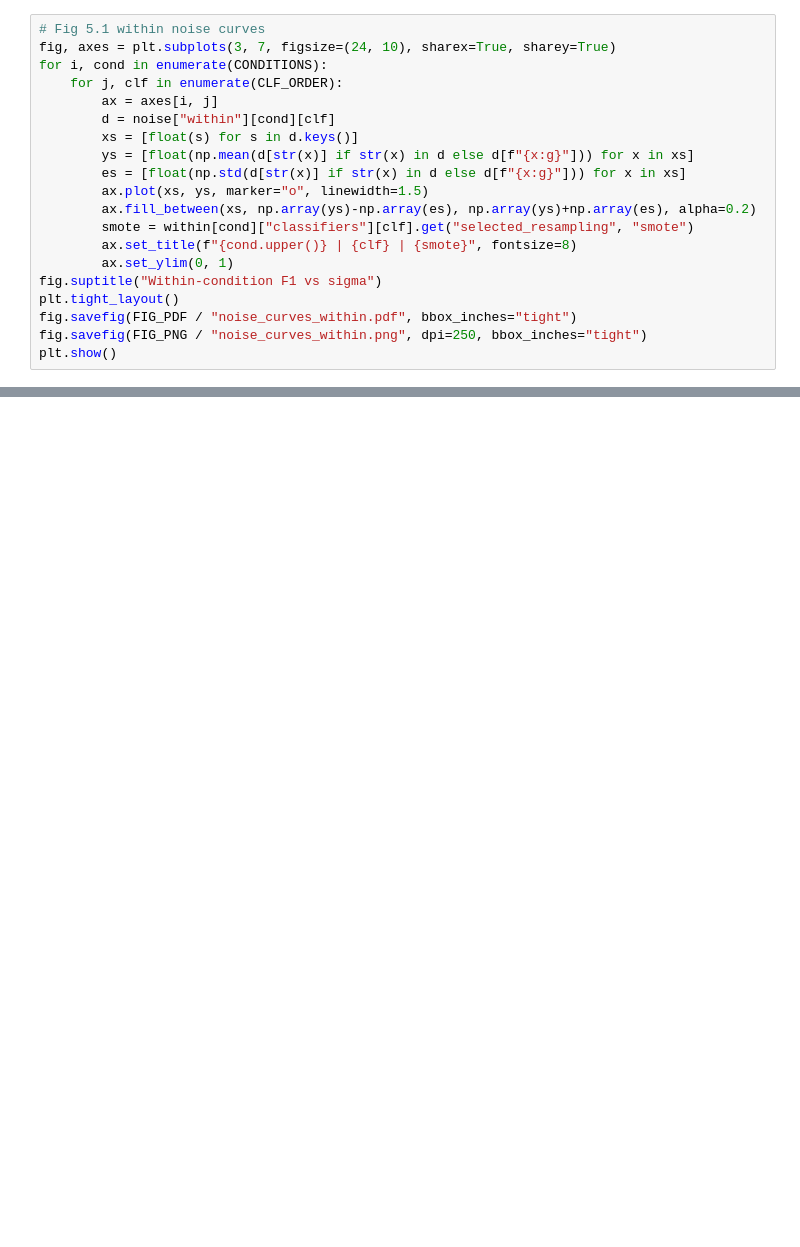
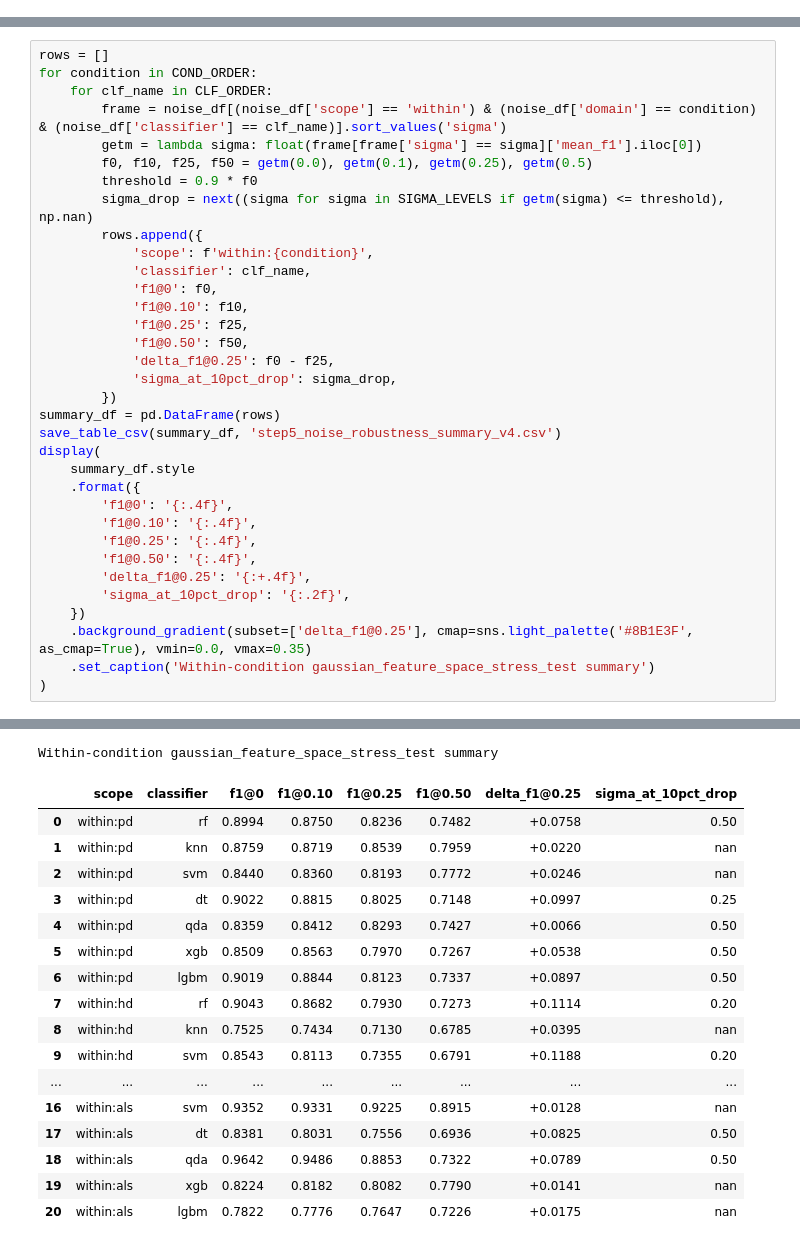
Before and after one commit to Sys-Omertosa/gait-transfer-ndd, a Jupyter notebook: notebooks/05_noise_robustness.ipynb, the cells around one changed output, grey strips where cells are left out. Drawn from its saved outputs; the diff is of its cells as text; blank space fills up the shorter version.

```diff
--- a/notebooks/05_noise_robustness.ipynb
+++ b/notebooks/05_noise_robustness.ipynb
@@ -84,20 +0,0 @@ verify_df.sort_values(["scope", "clf"]).head(20)
-# %%
-# Fig 5.1 within noise curves
-fig, axes = plt.subplots(3, 7, figsize=(24, 10), sharex=True, sharey=True)
-for i, cond in enumerate(CONDITIONS):
-    for j, clf in enumerate(CLF_ORDER):
-        ax = axes[i, j]
-        d = noise["within"][cond][clf]
-        xs = [float(s) for s in d.keys()]
-        ys = [float(np.mean(d[str(x)] if str(x) in d else d[f"{x:g}"])) for x in xs]
-        es = [float(np.std(d[str(x)] if str(x) in d else d[f"{x:g}"])) for x in xs]
-        ax.plot(xs, ys, marker="o", linewidth=1.5)
-        ax.fill_between(xs, np.array(ys)-np.array(es), np.array(ys)+np.array(es), alpha=0.2)
-        smote = within[cond]["classifiers"][clf].get("selected_resampling", "smote")
-        ax.set_title(f"{cond.upper()} | {clf} | {smote}", fontsize=8)
-        ax.set_ylim(0, 1)
-fig.suptitle("Within-condition F1 vs sigma")
-plt.tight_layout()
-fig.savefig(FIG_PDF / "noise_curves_within.pdf", bbox_inches="tight")
-fig.savefig(FIG_PNG / "noise_curves_within.png", dpi=250, bbox_inches="tight")
-plt.show()
@@ -407,0 +201,35 @@ plt.show()
+# %%
+rows = []
+for condition in COND_ORDER:
+    for clf_name in CLF_ORDER:
+        frame = noise_df[(noise_df['scope'] == 'within') & (noise_df['domain'] == condition) & (noise_df['classifier'] == clf_name)].sort_values('sigma')
+        getm = lambda sigma: float(frame[frame['sigma'] == sigma]['mean_f1'].iloc[0])
+        f0, f10, f25, f50 = getm(0.0), getm(0.1), getm(0.25), getm(0.5)
+        threshold = 0.9 * f0
+        sigma_drop = next((sigma for sigma in SIGMA_LEVELS if getm(sigma) <= threshold), np.nan)
+        rows.append({
+            'scope': f'within:{condition}',
+            'classifier': clf_name,
+            'f1@0': f0,
+            'f1@0.10': f10,
+            'f1@0.25': f25,
+            'f1@0.50': f50,
+            'delta_f1@0.25': f0 - f25,
+            'sigma_at_10pct_drop': sigma_drop,
+        })
+summary_df = pd.DataFrame(rows)
+save_table_csv(summary_df, 'step5_noise_robustness_summary_v4.csv')
+display(
+    summary_df.style
+    .format({
+        'f1@0': '{:.4f}',
+        'f1@0.10': '{:.4f}',
+        'f1@0.25': '{:.4f}',
+        'f1@0.50': '{:.4f}',
+        'delta_f1@0.25': '{:+.4f}',
+        'sigma_at_10pct_drop': '{:.2f}',
+    })
+    .background_gradient(subset=['delta_f1@0.25'], cmap=sns.light_palette('#8B1E3F', as_cmap=True), vmin=0.0, vmax=0.35)
+    .set_caption('Within-condition gaussian_feature_space_stress_test summary')
+)
+# %% [output]
@@ -407,0 +237,18 @@ plt.show()
+Within-condition gaussian_feature_space_stress_test summary
+|  | scope | classifier | f1@0 | f1@0.10 | f1@0.25 | f1@0.50 | delta_f1@0.25 | sigma_at_10pct_drop |
+| 0 | within:pd | rf | 0.8994 | 0.8750 | 0.8236 | 0.7482 | +0.0758 | 0.50 |
+| 1 | within:pd | knn | 0.8759 | 0.8719 | 0.8539 | 0.7959 | +0.0220 | nan |
+| 2 | within:pd | svm | 0.8440 | 0.8360 | 0.8193 | 0.7772 | +0.0246 | nan |
+| 3 | within:pd | dt | 0.9022 | 0.8815 | 0.8025 | 0.7148 | +0.0997 | 0.25 |
+| 4 | within:pd | qda | 0.8359 | 0.8412 | 0.8293 | 0.7427 | +0.0066 | 0.50 |
+| 5 | within:pd | xgb | 0.8509 | 0.8563 | 0.7970 | 0.7267 | +0.0538 | 0.50 |
+| 6 | within:pd | lgbm | 0.9019 | 0.8844 | 0.8123 | 0.7337 | +0.0897 | 0.50 |
+| 7 | within:hd | rf | 0.9043 | 0.8682 | 0.7930 | 0.7273 | +0.1114 | 0.20 |
+| 8 | within:hd | knn | 0.7525 | 0.7434 | 0.7130 | 0.6785 | +0.0395 | nan |
+| 9 | within:hd | svm | 0.8543 | 0.8113 | 0.7355 | 0.6791 | +0.1188 | 0.20 |
+| ... | ... | ... | ... | ... | ... | ... | ... | ... |
+| 16 | within:als | svm | 0.9352 | 0.9331 | 0.9225 | 0.8915 | +0.0128 | nan |
+| 17 | within:als | dt | 0.8381 | 0.8031 | 0.7556 | 0.6936 | +0.0825 | 0.50 |
+| 18 | within:als | qda | 0.9642 | 0.9486 | 0.8853 | 0.7322 | +0.0789 | 0.50 |
+| 19 | within:als | xgb | 0.8224 | 0.8182 | 0.8082 | 0.7790 | +0.0141 | nan |
+| 20 | within:als | lgbm | 0.7822 | 0.7776 | 0.7647 | 0.7226 | +0.0175 | nan |
```
Also changed, not shown: parts of 24 cells of this notebook, 8 other files.
